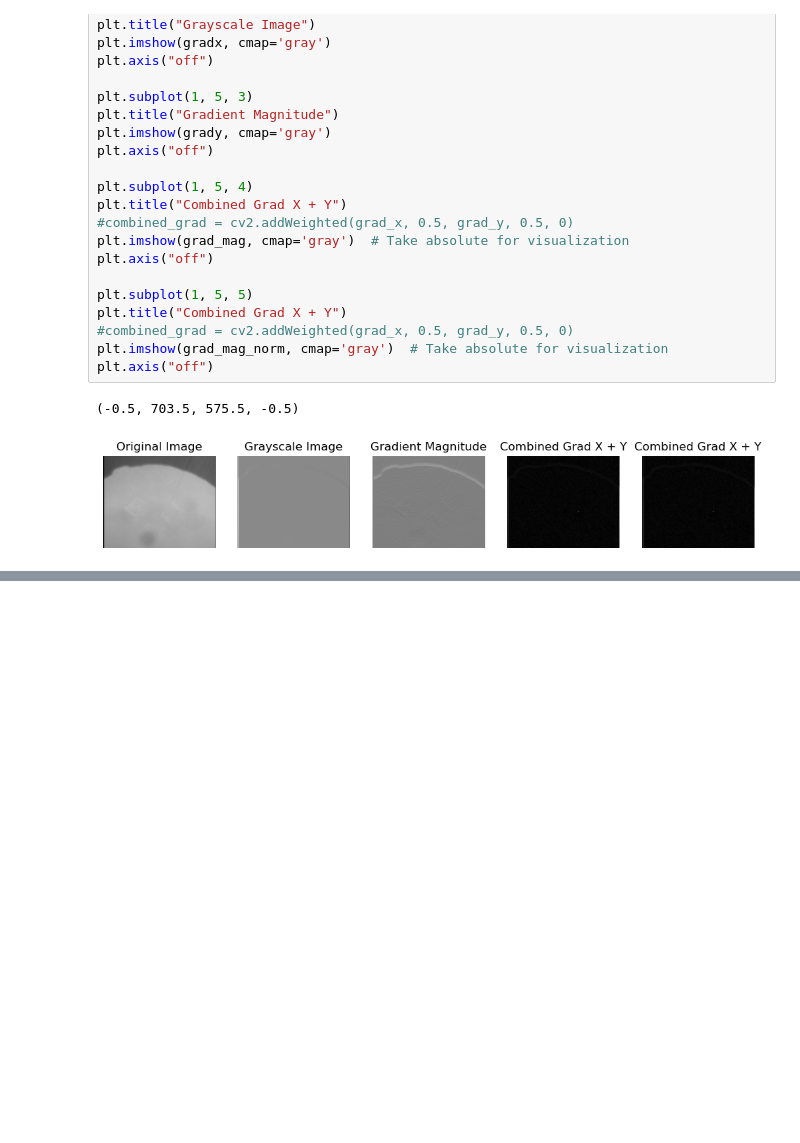
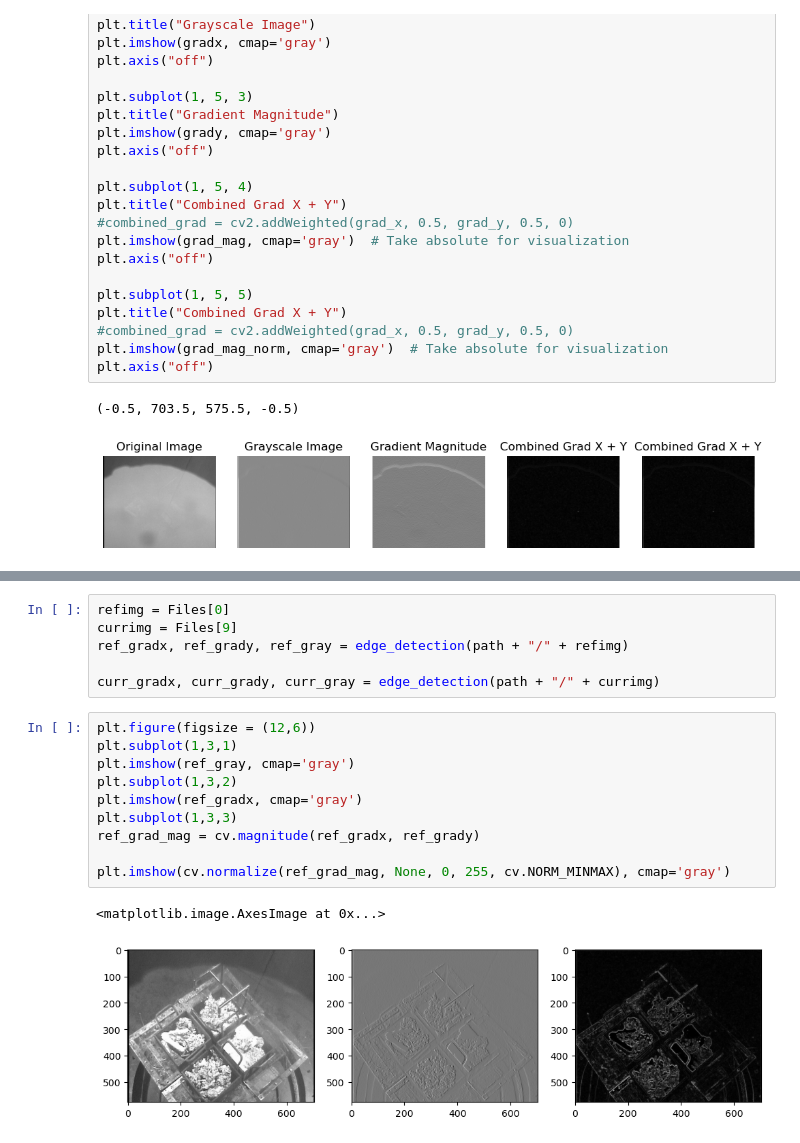
Before and after one commit to muthuganeshece/CVProjects, a Jupyter notebook: SodiumDisposal/Notebook/VisibilityEstimation.ipynb, the cells around one changed output, grey strips where cells are left out. Drawn from its saved outputs; the diff is of its cells as text; blank space fills up the shorter version.

```diff
--- a/SodiumDisposal/Notebook/VisibilityEstimation.ipynb
+++ b/SodiumDisposal/Notebook/VisibilityEstimation.ipynb
@@ -104,0 +100,19 @@ grad_mag_norm.flatten().sum()
+# %%
+refimg = Files[0]
+currimg = Files[9]
+ref_gradx, ref_grady, ref_gray = edge_detection(path + "/" + refimg)
+
+curr_gradx, curr_grady, curr_gray = edge_detection(path + "/" + currimg)
+# %%
+plt.figure(figsize = (12,6))
+plt.subplot(1,3,1)
+plt.imshow(ref_gray, cmap='gray')
+plt.subplot(1,3,2)
+plt.imshow(ref_gradx, cmap='gray')
+plt.subplot(1,3,3)
+ref_grad_mag = cv.magnitude(ref_gradx, ref_grady)
+
+plt.imshow(cv.normalize(ref_grad_mag, None, 0, 255, cv.NORM_MINMAX), cmap='gray')
+# %% [output]
+<matplotlib.image.AxesImage at 0x...>
+[figure, added]
```
Also changed, not shown: parts of 13 cells of this notebook.
